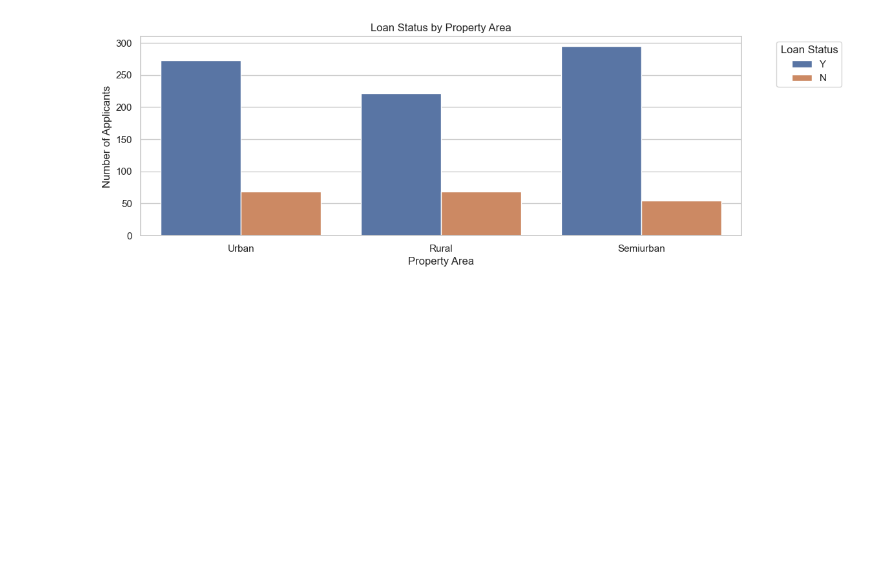
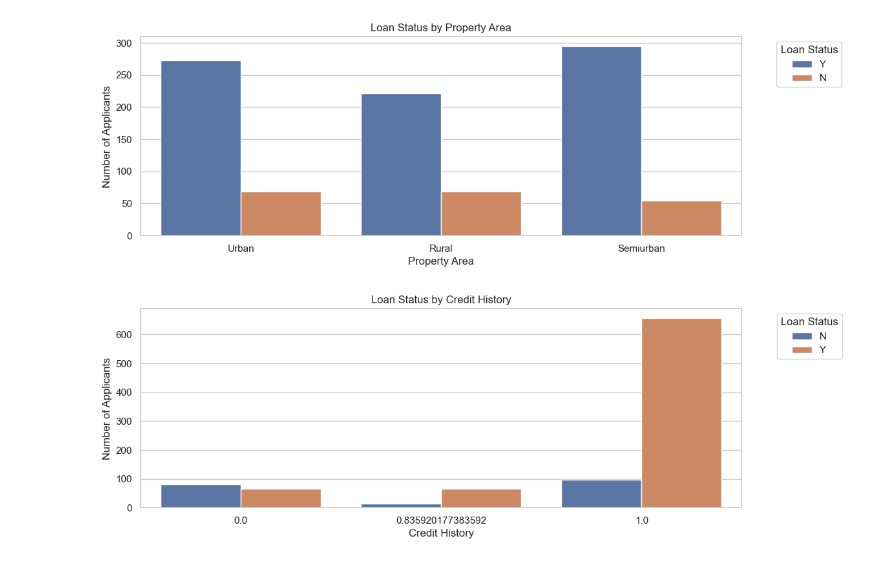
Before and after one commit to Bharadwaj-Sathya/AI, a Jupyter notebook: MachineLearning/SupervisedLearning/Classification/LogisticRegresson/Project/LogisticRegresson.ipynb, the cells around one changed output. Cells and saved outputs as stored; diff of their text form; code cells hidden in the pictures; blank space fills up the shorter version.

```diff
--- a/MachineLearning/SupervisedLearning/Classification/LogisticRegresson/Project/LogisticRegresson.ipynb
+++ b/MachineLearning/SupervisedLearning/Classification/LogisticRegresson/Project/LogisticRegresson.ipynb
@@ -468,3 +474,19 @@ plt.ylabel('Number of Applicants')
 plt.show()
 # %% [output]
 [figure]
+# %%
+sns.set(style="whitegrid")
+ax = sns.countplot(x='Credit_History', hue='Loan_Status', data=raw_data)
+
+# Set legend labels
+legend_labels = {'Y': 'Approved', 'N': 'Not Approved'}
+
+# Show legend
+plt.legend(title='Loan Status', bbox_to_anchor=(1.05, 1), loc='upper left')
+
+plt.title('Loan Status by Credit History')
+plt.xlabel('Credit History')
+plt.ylabel('Number of Applicants')
+plt.show()
+# %% [output]
+[figure, added]
```
Also changed, not shown: parts of 19 cells of this notebook, 2 other files.
